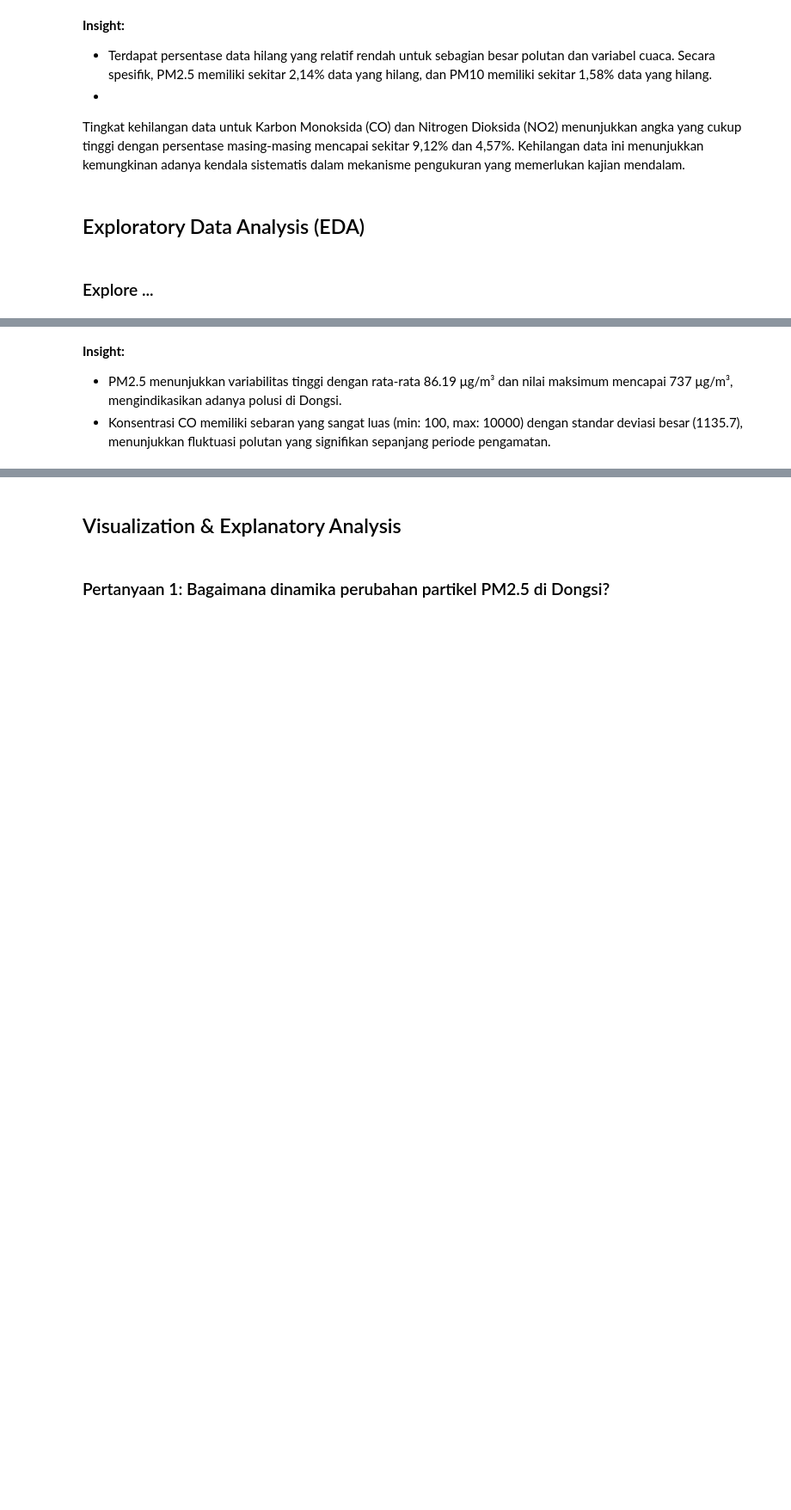
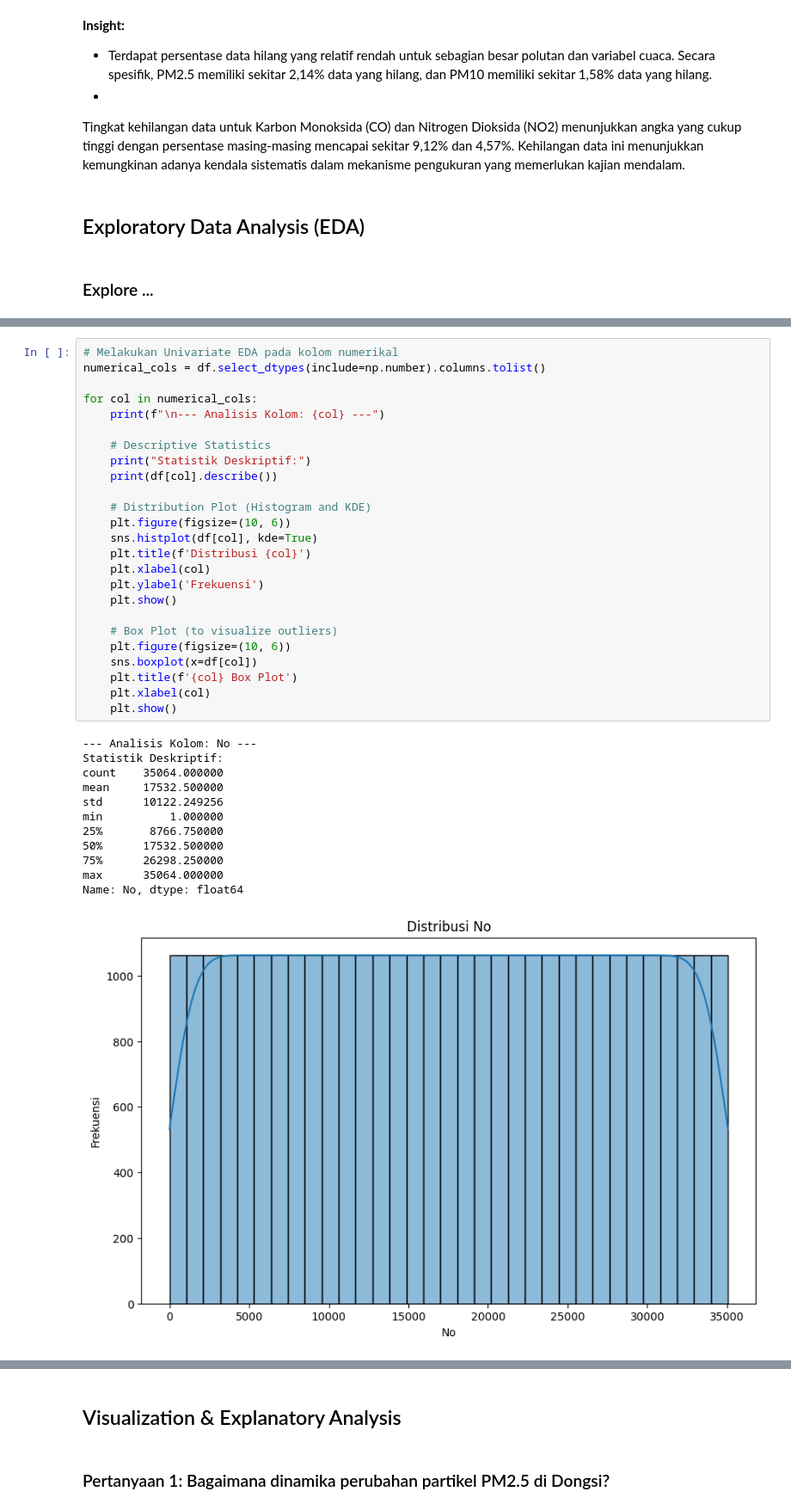
Before and after one commit to ahmeddiazr/Python-Data-Analysis, a Jupyter notebook: Air_Quality_Analysis.ipynb, the cells around one changed output, grey strips where cells are left out. Shown at 86% size. Cells and saved outputs as stored; diff of their text form; blank space fills up the shorter version.

```diff
--- a/Air_Quality_Analysis.ipynb
+++ b/Air_Quality_Analysis.ipynb
@@ -183,7 +204,41 @@ count  35064.000000  35064.000000  35064.000000  35064.000000  35064.000000
 50%        1.500000
 75%        2.400000
 max       10.500000
-# %% [markdown]
-**Insight:**
-- PM2.5 menunjukkan variabilitas tinggi dengan rata-rata 86.19 μg/m³ dan nilai maksimum mencapai 737 μg/m³, mengindikasikan adanya polusi di Dongsi.
-- Konsentrasi CO memiliki sebaran yang sangat luas (min: 100, max: 10000) dengan standar deviasi besar (1135.7), menunjukkan fluktuasi polutan yang signifikan sepanjang periode pengamatan.
+# %%
+# Melakukan Univariate EDA pada kolom numerikal
+numerical_cols = df.select_dtypes(include=np.number).columns.tolist()
+
+for col in numerical_cols:
+    print(f"\n--- Analisis Kolom: {col} ---")
+
+    # Descriptive Statistics
+    print("Statistik Deskriptif:")
+    print(df[col].describe())
+
+    # Distribution Plot (Histogram and KDE)
+    plt.figure(figsize=(10, 6))
+    sns.histplot(df[col], kde=True)
+    plt.title(f'Distribusi {col}')
+    plt.xlabel(col)
+    plt.ylabel('Frekuensi')
+    plt.show()
+
+    # Box Plot (to visualize outliers)
+    plt.figure(figsize=(10, 6))
+    sns.boxplot(x=df[col])
+    plt.title(f'{col} Box Plot')
+    plt.xlabel(col)
+    plt.show()
+# %% [output]
+--- Analisis Kolom: No ---
+Statistik Deskriptif:
+count    35064.000000
+mean     17532.500000
+std      10122.249256
+min          1.000000
+25%       8766.750000
+50%      17532.500000
+75%      26298.250000
+max      35064.000000
+Name: No, dtype: float64
+[figure, added]
```
Also changed, not shown: parts of 6 cells of this notebook.
